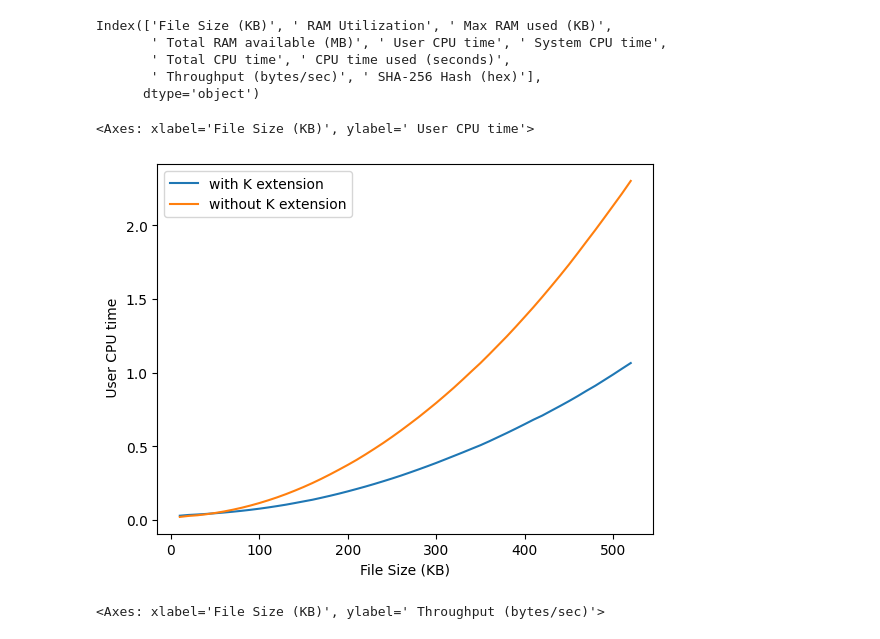
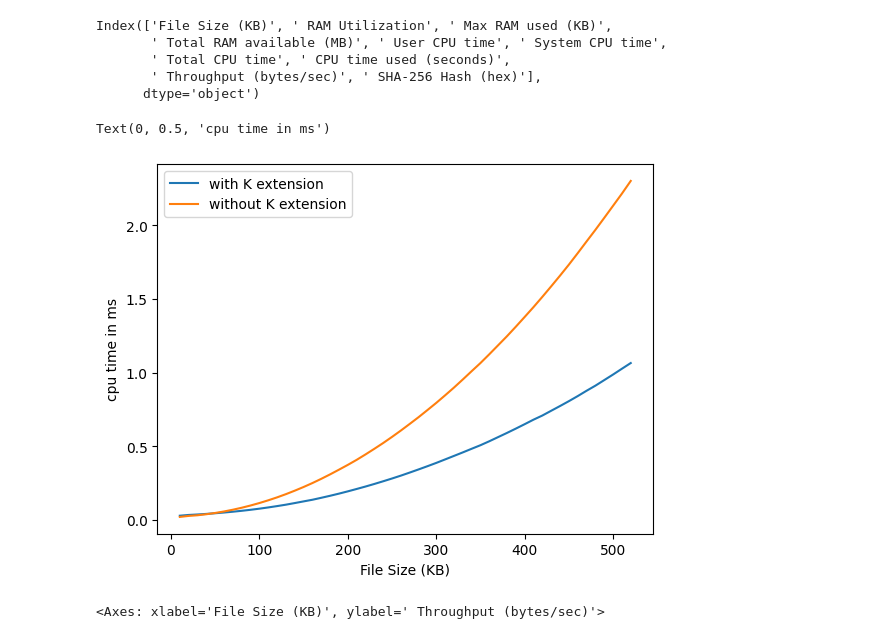
Before and after one commit to harshdabhi/riscv_project, a Jupyter notebook: visualisation.ipynb, the cells around one changed output. Saved outputs shown, nothing was run; the diff lists cells and outputs as text; code cells hidden in the pictures.

```diff
--- a/visualisation.ipynb
+++ b/visualisation.ipynb
@@ -24,9 +24,10 @@ Index(['File Size (KB)', ' RAM Utilization', ' Max RAM used (KB)',
 # %%
 sns.lineplot(df_with,x='File Size (KB)',y=' User CPU time',label='with K extension')
 sns.lineplot(df_without,x='File Size (KB)',y=' User CPU time',label='without K extension')
+plt.ylabel('cpu time in ms')
 # %% [output]
-<Axes: xlabel='File Size (KB)', ylabel=' User CPU time'>
+Text(0, 0.5, 'cpu time in ms')
-[figure, old version]
+[figure, new version]
 # %%
 sns.lineplot(df_with,x='File Size (KB)',y=' Throughput (bytes/sec)',label='with K extension')
 sns.lineplot(df_without,x='File Size (KB)',y=' Throughput (bytes/sec)',label='without K extension')
```
Also changed, not shown: 7 other files.
